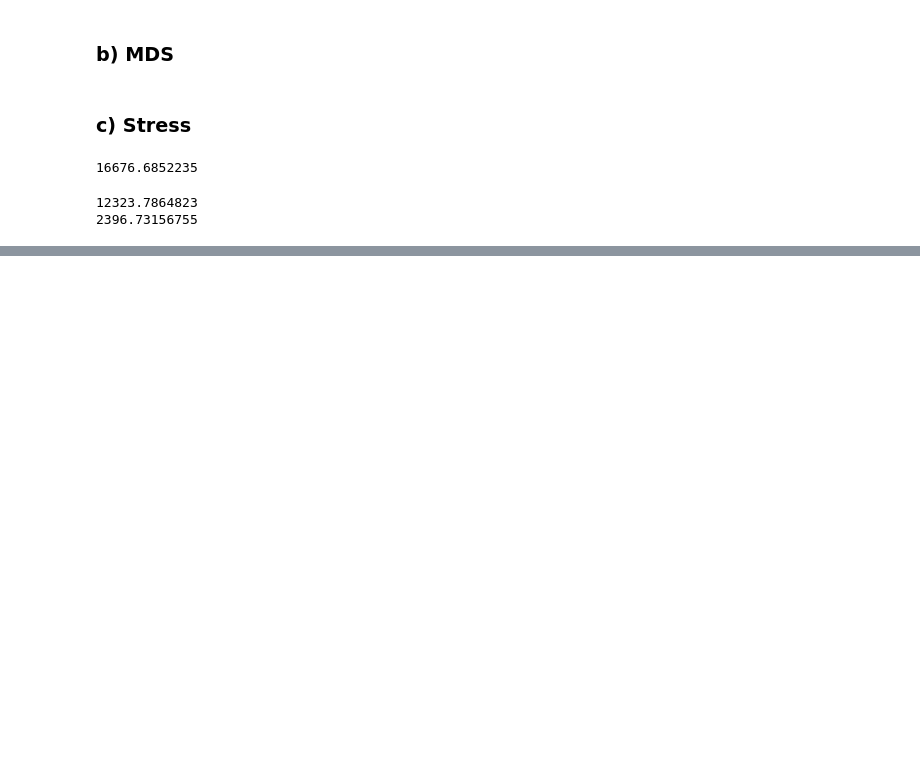
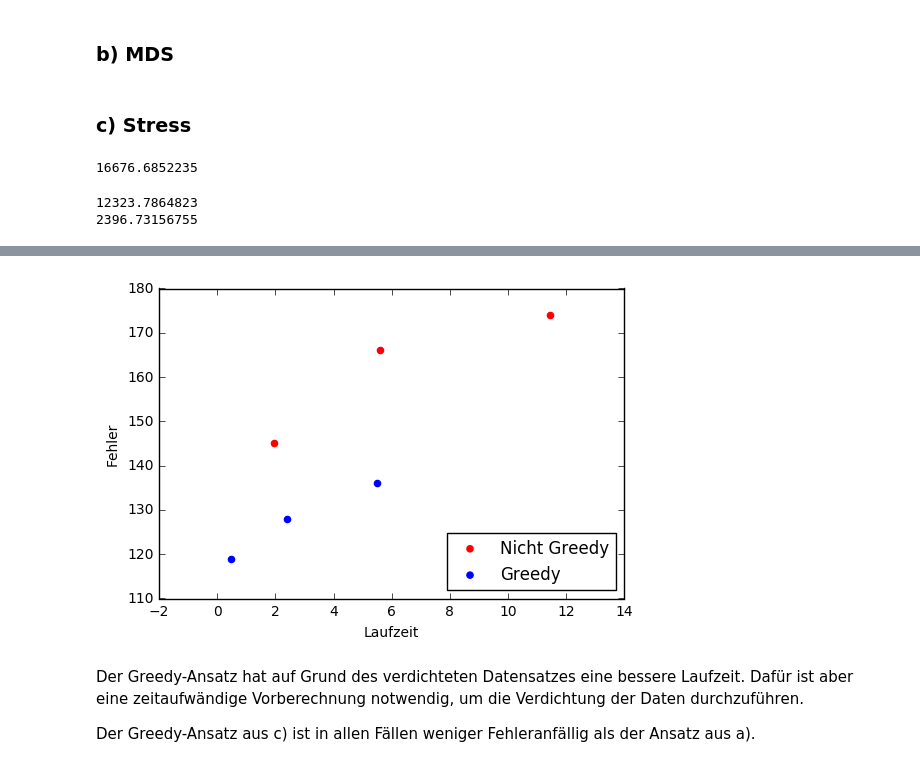
Before and after one commit to aliceziegler/Data_science_git_repo, a Jupyter notebook: Blatt 05/Übungsblatt 5.ipynb, the cells around one changed output, grey strips where cells are left out. Cells and saved outputs as stored; diff of their text form; code cells hidden in the pictures; blank space fills up the shorter version.

```diff
--- a/Blatt 05/Übungsblatt 5.ipynb
+++ b/Blatt 05/Übungsblatt 5.ipynb
@@ -328,0 +448,2 @@ $$
+# %%
+r5 = %timeit -o kNN(training,testing,distances,'class',5)
@@ -328,0 +452,2 @@ $$
+# %%
+rRed1 = %timeit -o kNN(trainingReduced,testing,distancesReduced,'class',1)
@@ -328,0 +456,2 @@ $$
+# %%
+rRed3 = %timeit -o kNN(trainingReduced,testing,distancesReduced,'class',3)
@@ -328,0 +460,2 @@ $$
+# %%
+rRed5 = %timeit -o kNN(trainingReduced,testing,distancesReduced,'class',5)
@@ -328,0 +466,20 @@ $$
+# %%
+nonGreedy = plt.scatter([r1.best,r3.best,r5.best],[err1,err3,err5], color="red")
+greedy = plt.scatter([rRed1.best,rRed3.best,rRed5.best],[errRed1,errRed3,errRed5], color="blue")
+
+plt.xlabel("Laufzeit")
+plt.ylabel("Fehler")
+
+
+plt.legend((nonGreedy, greedy),
+           ('Nicht Greedy', 'Greedy'),
+           scatterpoints=1,
+           loc='lower right')
+
+plt.show()
+# %% [output]
+[figure, added]
+# %% [markdown]
+Der Greedy-Ansatz hat auf Grund des verdichteten Datensatzes eine bessere Laufzeit. Dafür ist aber eine zeitaufwändige Vorberechnung notwendig, um die Verdichtung der Daten durchzuführen.
+
+Der Greedy-Ansatz aus c) ist in allen Fällen weniger Fehleranfällig als der Ansatz aus a).
```
Also changed, not shown: parts of 64 cells of this notebook.
